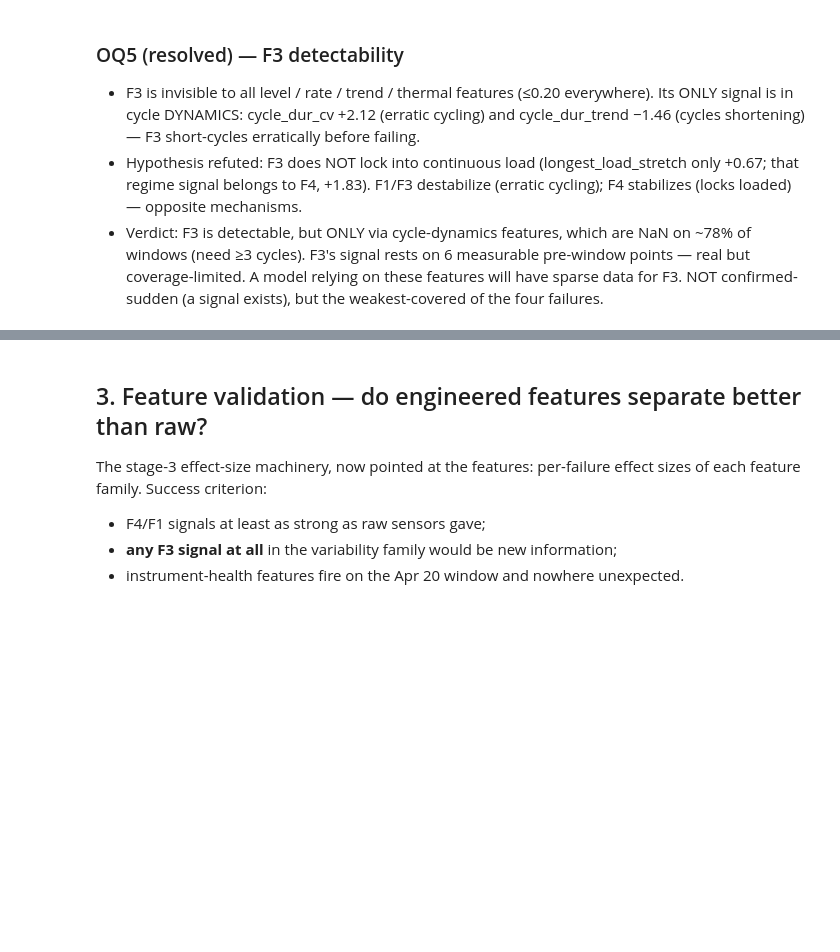
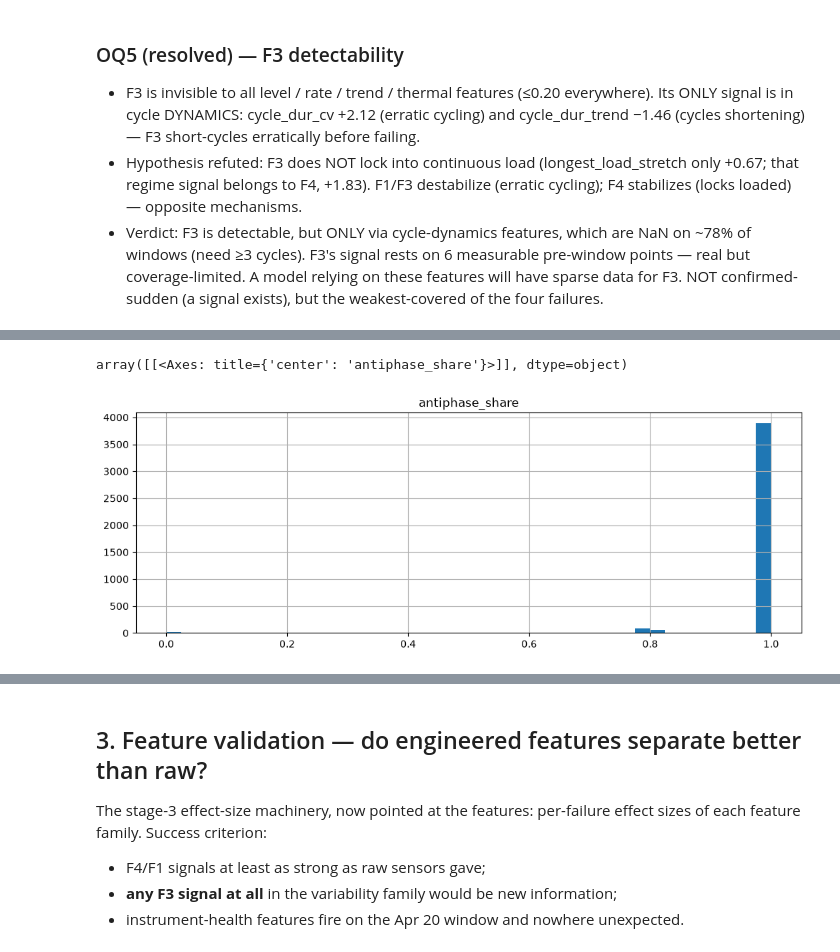
Before and after one commit to Rom5Leo/FAHM_Project, a Jupyter notebook: notebooks/04_feature_engineering.ipynb, the cells around one changed output, grey strips where cells are left out. Drawn from its saved outputs; the diff is of its cells as text; code cells hidden in the pictures; blank space fills up the shorter version.

```diff
--- a/notebooks/04_feature_engineering.ipynb
+++ b/notebooks/04_feature_engineering.ipynb
@@ -624,0 +723,5 @@ print(feats.shape); feats.columns.tolist()
+# %%
+f_instrument_health.hist(bins=40, figsize=(12,4))
+# %% [output]
+array([[<Axes: title={'center': 'antiphase_share'}>]], dtype=object)
+[figure, added]
```
Also changed, not shown: parts of 33 cells of this notebook, 3 other files.
